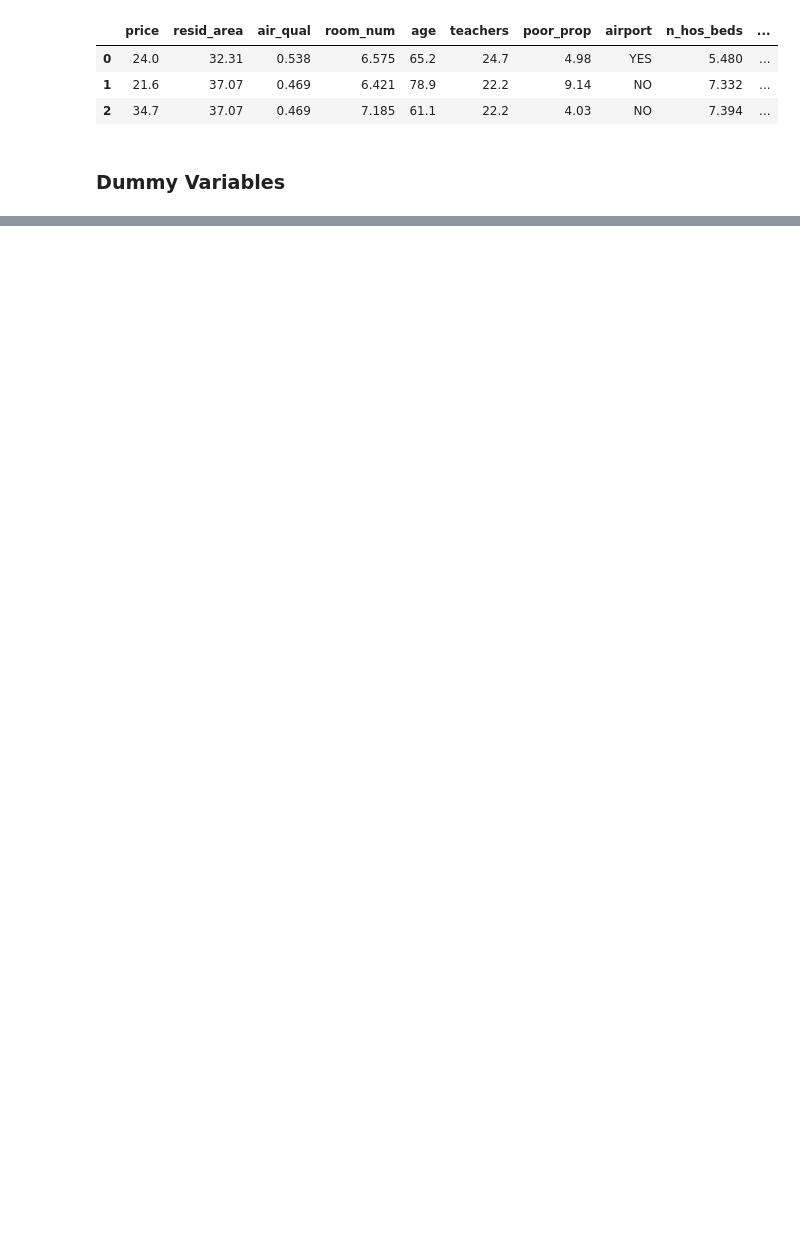
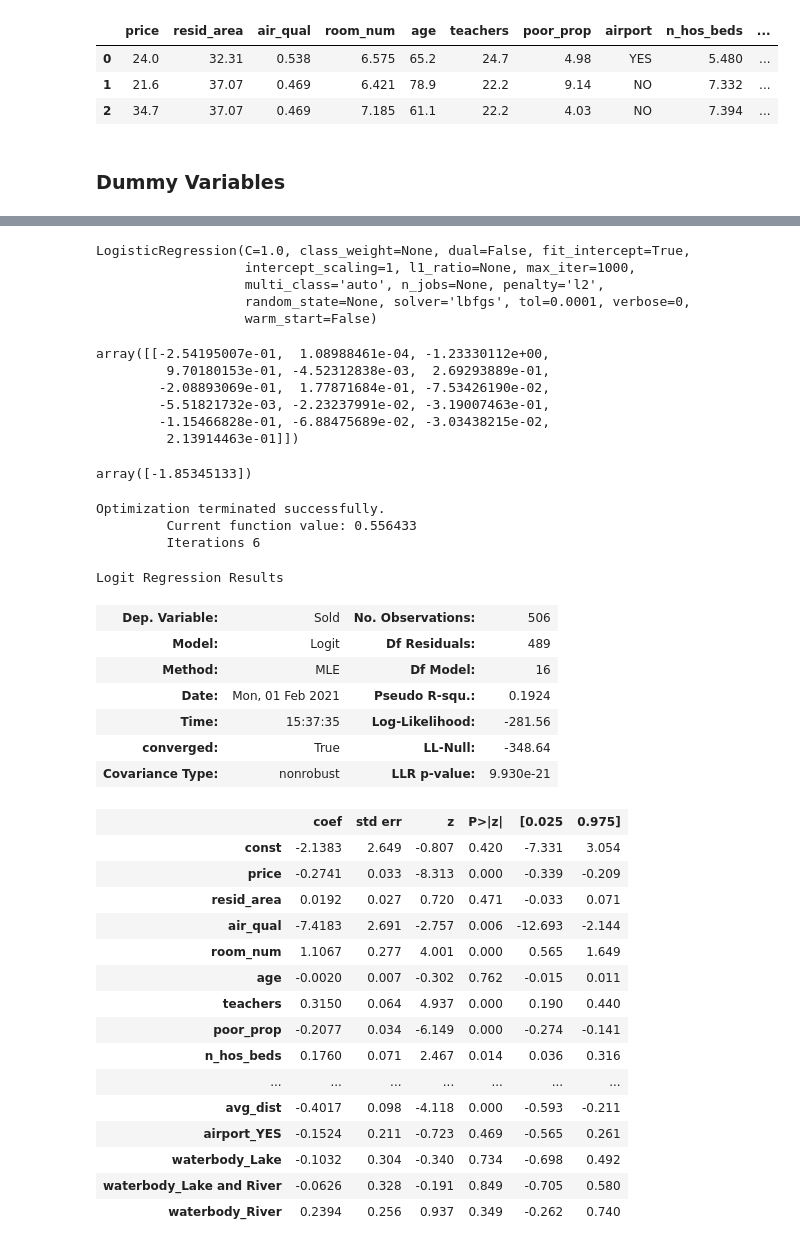
Before and after one commit to Stan-Leigh/Start-Tech-Academy, a Jupyter notebook: Preprocessing_Classification.ipynb, the cells around one changed output, grey strips where cells are left out. Saved outputs shown, nothing was run; the diff lists cells and outputs as text; code cells hidden in the pictures; blank space fills up the shorter version.

```diff
--- a/Preprocessing_Classification.ipynb
+++ b/Preprocessing_Classification.ipynb
@@ -277,0 +362,2 @@ df.head()
+# %%
+y = df['Sold']
@@ -277,0 +373,57 @@ df.head()
+# %%
+clf_lr = LogisticRegression(max_iter=1000)
+clf_lr.fit(Xm, y)
+# %% [output]
+LogisticRegression(C=1.0, class_weight=None, dual=False, fit_intercept=True,
+                   intercept_scaling=1, l1_ratio=None, max_iter=1000,
+                   multi_class='auto', n_jobs=None, penalty='l2',
+                   random_state=None, solver='lbfgs', tol=0.0001, verbose=0,
+                   warm_start=False)
+# %%
+clf_lr.coef_
+# %% [output]
+array([[-2.54195007e-01,  1.08988461e-04, -1.23330112e+00,
+         9.70180153e-01, -4.52312838e-03,  2.69293889e-01,
+        -2.08893069e-01,  1.77871684e-01, -7.53426190e-02,
+        -5.51821732e-03, -2.23237991e-02, -3.19007463e-01,
+        -1.15466828e-01, -6.88475689e-02, -3.03438215e-02,
+         2.13914463e-01]])
+# %%
+clf_lr.intercept_
+# %% [output]
+array([-1.85345133])
+# %%
+Xm_cons = sn.add_constant(Xm)
+# %%
+logit_m = sm.Logit(y, Xm_cons).fit()
+# %% [output]
+Optimization terminated successfully.
+         Current function value: 0.556433
+         Iterations 6
+# %%
+logit_m.summary()
+# %% [output]
+Logit Regression Results
+| Dep. Variable: | Sold | No. Observations: | 506 |
+| Model: | Logit | Df Residuals: | 489 |
+| Method: | MLE | Df Model: | 16 |
+| Date: | Mon, 01 Feb 2021 | Pseudo R-squ.: | 0.1924 |
+| Time: | 15:37:35 | Log-Likelihood: | -281.56 |
+| converged: | True | LL-Null: | -348.64 |
+| Covariance Type: | nonrobust | LLR p-value: | 9.930e-21 |
+|  | coef | std err | z | P>|z| | [0.025 | 0.975] |
+| const | -2.1383 | 2.649 | -0.807 | 0.420 | -7.331 | 3.054 |
+| price | -0.2741 | 0.033 | -8.313 | 0.000 | -0.339 | -0.209 |
+| resid_area | 0.0192 | 0.027 | 0.720 | 0.471 | -0.033 | 0.071 |
+| air_qual | -7.4183 | 2.691 | -2.757 | 0.006 | -12.693 | -2.144 |
+| room_num | 1.1067 | 0.277 | 4.001 | 0.000 | 0.565 | 1.649 |
+| age | -0.0020 | 0.007 | -0.302 | 0.762 | -0.015 | 0.011 |
+| teachers | 0.3150 | 0.064 | 4.937 | 0.000 | 0.190 | 0.440 |
+| poor_prop | -0.2077 | 0.034 | -6.149 | 0.000 | -0.274 | -0.141 |
+| n_hos_beds | 0.1760 | 0.071 | 2.467 | 0.014 | 0.036 | 0.316 |
+| ... | ... | ... | ... | ... | ... | ... |
+| avg_dist | -0.4017 | 0.098 | -4.118 | 0.000 | -0.593 | -0.211 |
+| airport_YES | -0.1524 | 0.211 | -0.723 | 0.469 | -0.565 | 0.261 |
+| waterbody_Lake | -0.1032 | 0.304 | -0.340 | 0.734 | -0.698 | 0.492 |
+| waterbody_Lake and River | -0.0626 | 0.328 | -0.191 | 0.849 | -0.705 | 0.580 |
+| waterbody_River | 0.2394 | 0.256 | 0.937 | 0.349 | -0.262 | 0.740 |
```
Also changed, not shown: parts of 18 cells of this notebook.
